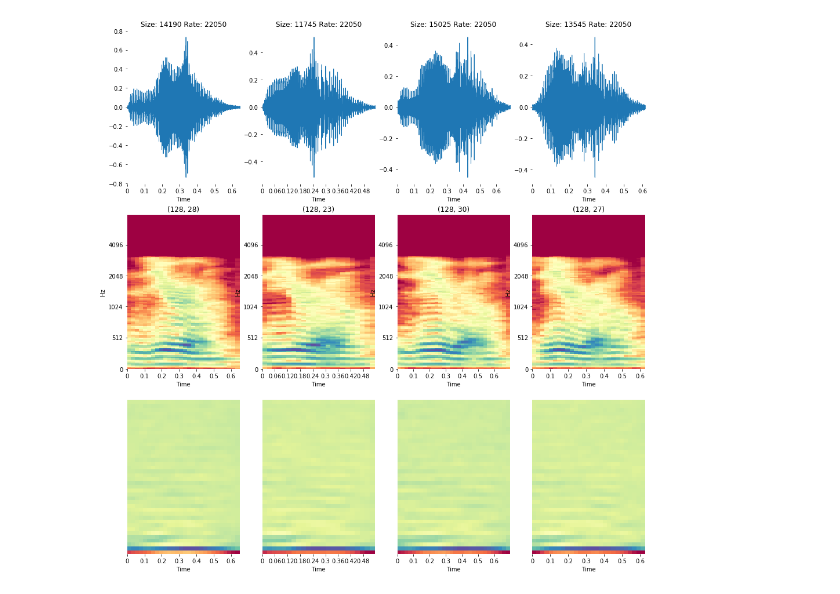
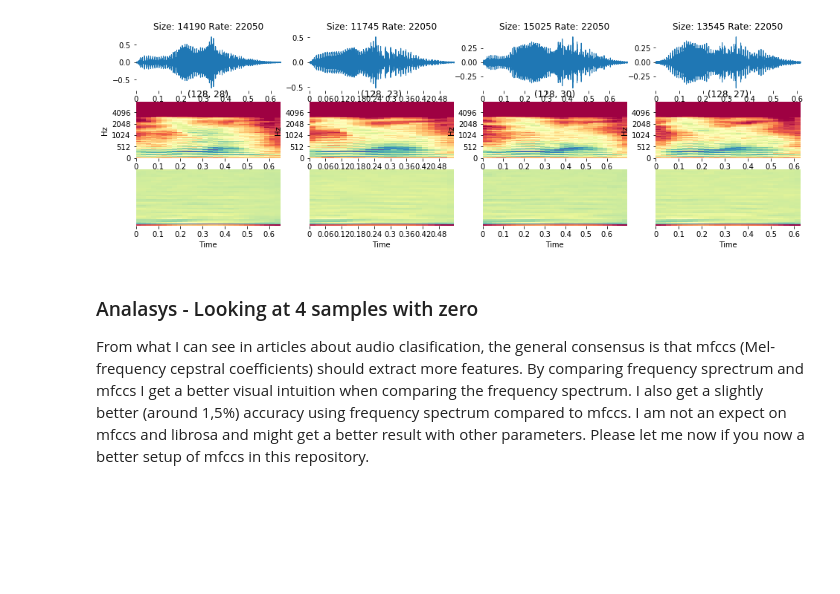
Before and after one commit to KasperDanielsen/Machine-Learning-Classification-on-audio, a Jupyter notebook: DataAnalysis.ipynb, the cells around one changed output. Saved outputs shown, nothing was run; the diff lists cells and outputs as text; code cells hidden in the pictures; blank space fills up the shorter version.

```diff
--- a/DataAnalysis.ipynb
+++ b/DataAnalysis.ipynb
@@ -85,25 +85,28 @@ def loadAndPlot(path, file_name, number_of_colums, index):
 # %%
-fig = plt.figure(figsize=[4,500])
+fig = plt.figure(figsize=[4,200])
 #fig = plt.gcf()
 number_of_colums = 4
-fig.set_size_inches(number_of_colums*4, 175)
+fig.set_size_inches(number_of_colums*4, 50)
 
 recordingsPath = os.getcwd() + '/recordings'
 #fileList = os.listdir(recordingsPath)
 
 # Set the range number from 1=zero to 10=9 to display
 for number in range(1):
     fileList = [fn for fn in os.listdir(recordingsPath)
               if fn.startswith(str(number))][:number_of_colums]
 
     for column in range(number_of_colums):
         loadAndPlot (recordingsPath, fileList[column], number_of_colums, (number * number_of_colums * 3) + column)
 
 fig.show()
 
 # Add a wav player for last loaded sample. This line must always be the last in a widget.
 # No code or comment lines after this line
 ipd.Audio(data=samples, rate=sample_rate)
 # %% [output]
 [interactive output not drawn]
-[figure, old version]
+[figure, new version]
+# %% [markdown]
+### Analasys - Looking at 4 samples with zero
+From what I can see in articles about audio clasification, the general consensus is that mfccs (Mel-frequency cepstral coefficients) should extract more features. By comparing frequency sprectrum and mfccs I get a better visual intuition when comparing the frequency spectrum. I also get a slightly better (around 1,5%) accuracy using frequency spectrum compared to mfccs. I am not an expect on mfccs and librosa and might get a better result with other parameters. Please let me now if you now a better setup of mfccs in this repository.
```
Also changed, not shown: parts of 1 cell of this notebook.
